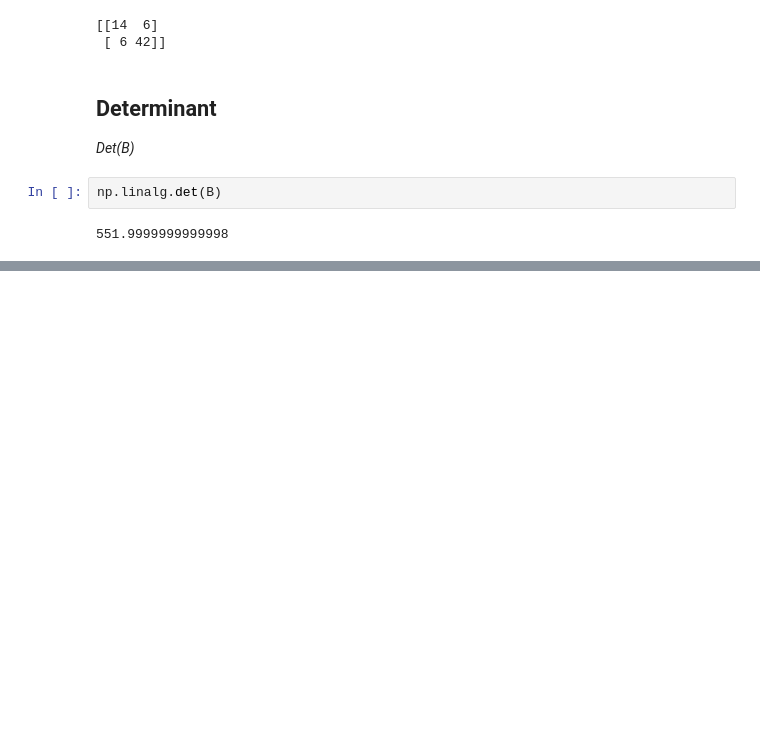
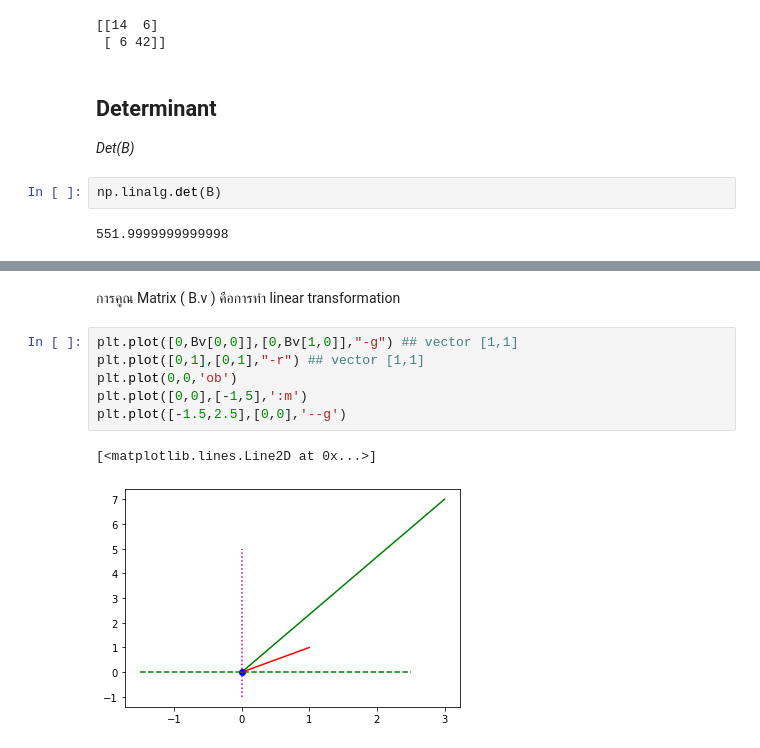
Before and after one commit to Wikanda-Hongboonmee/multivariate, a Jupyter notebook: MVA001.ipynb, the cells around one changed output, grey strips where cells are left out. Drawn from its saved outputs; the diff is of its cells as text; blank space fills up the shorter version.

```diff
--- a/MVA001.ipynb
+++ b/MVA001.ipynb
@@ -117,0 +142,11 @@ np.linalg.det(B)
+# %% [markdown]
+การคูณ Matrix (  B.v ) คือการทำ linear transformation
+# %%
+plt.plot([0,Bv[0,0]],[0,Bv[1,0]],"-g") ## vector [1,1]
+plt.plot([0,1],[0,1],"-r") ## vector [1,1]
+plt.plot(0,0,'ob')
+plt.plot([0,0],[-1,5],':m')
+plt.plot([-1.5,2.5],[0,0],'--g')
+# %% [output]
+[<matplotlib.lines.Line2D at 0x...>]
+[figure, added]
```
Also changed, not shown: parts of 24 cells of this notebook.
